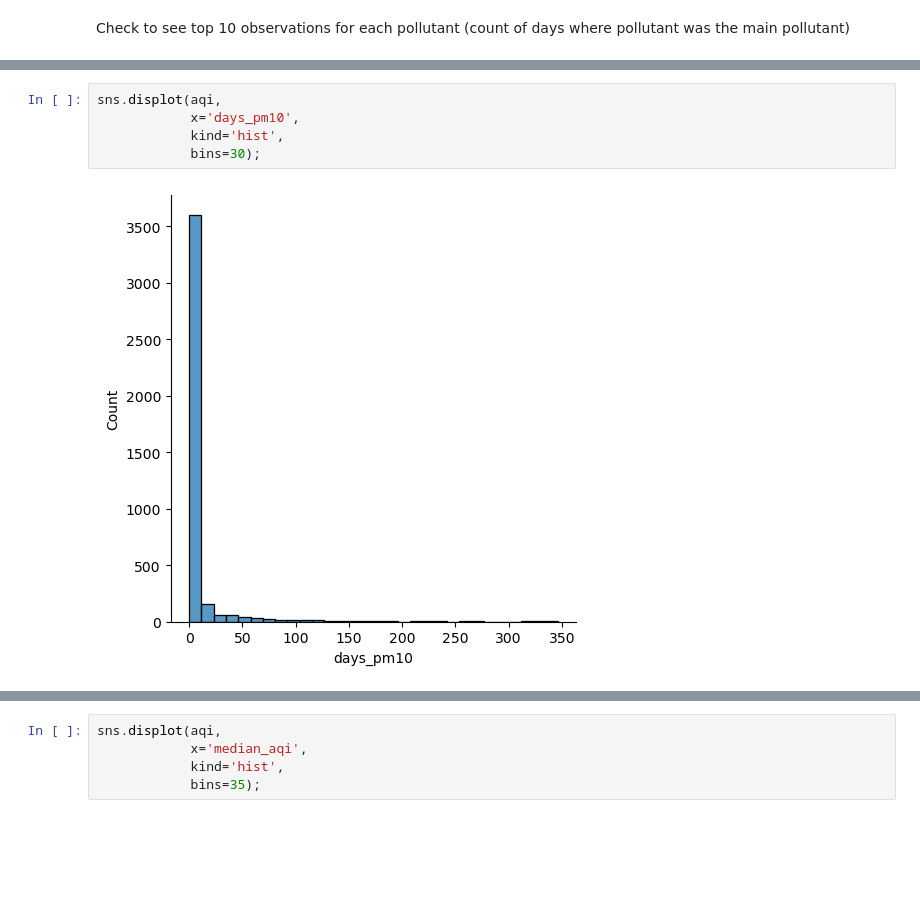
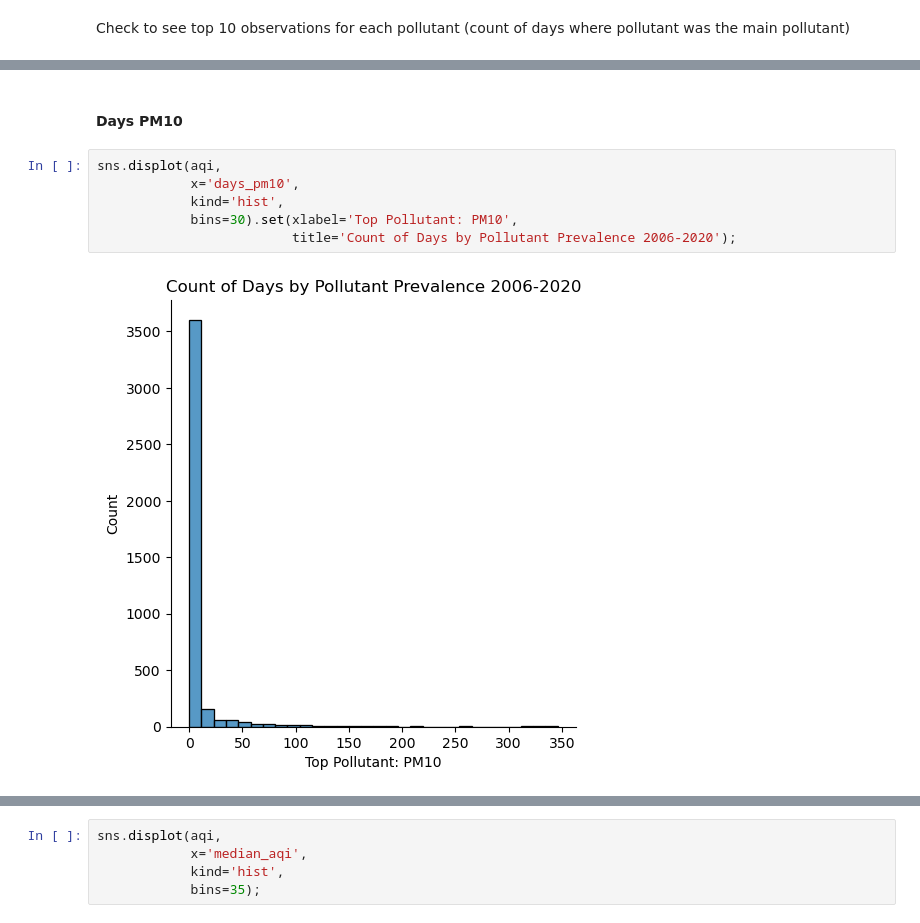
Before and after one commit to wdegraw93/low_birth_weight_vs_aqi_study, a Jupyter notebook: matt_eda.ipynb, the cells around one changed output, grey strips where cells are left out. Cells and saved outputs as stored; diff of their text form; blank space fills up the shorter version.

```diff
--- a/matt_eda.ipynb
+++ b/matt_eda.ipynb
@@ -152,7 +159,10 @@ aqi.sort_values(by='days_pm10', ascending=False).head(10)
+# %% [markdown]
+#### Days PM10
 # %%
 sns.displot(aqi,
             x='days_pm10',
             kind='hist',
-            bins=30);
+            bins=30).set(xlabel='Top Pollutant: PM10',
+                         title='Count of Days by Pollutant Prevalence 2006-2020');
 # %% [output]
-[figure, old version]
+[figure, new version]
```
Also changed, not shown: parts of 30 cells of this notebook.
